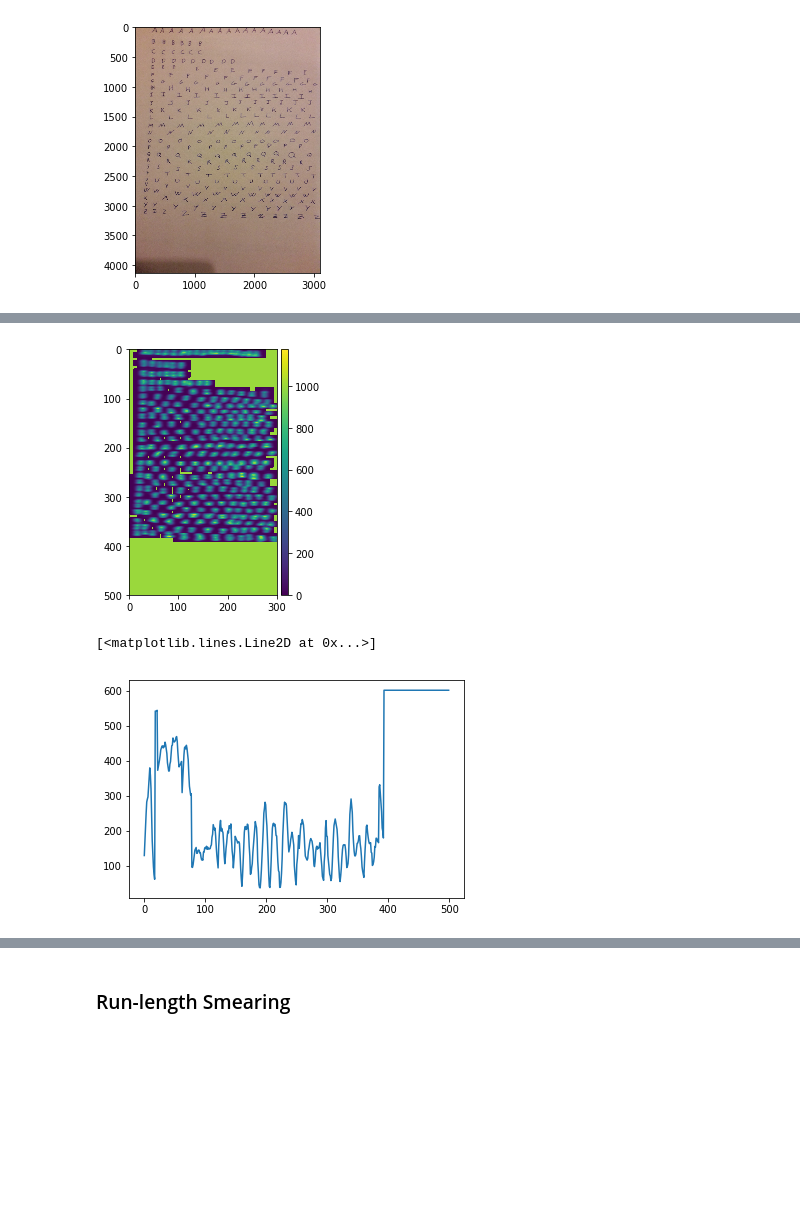
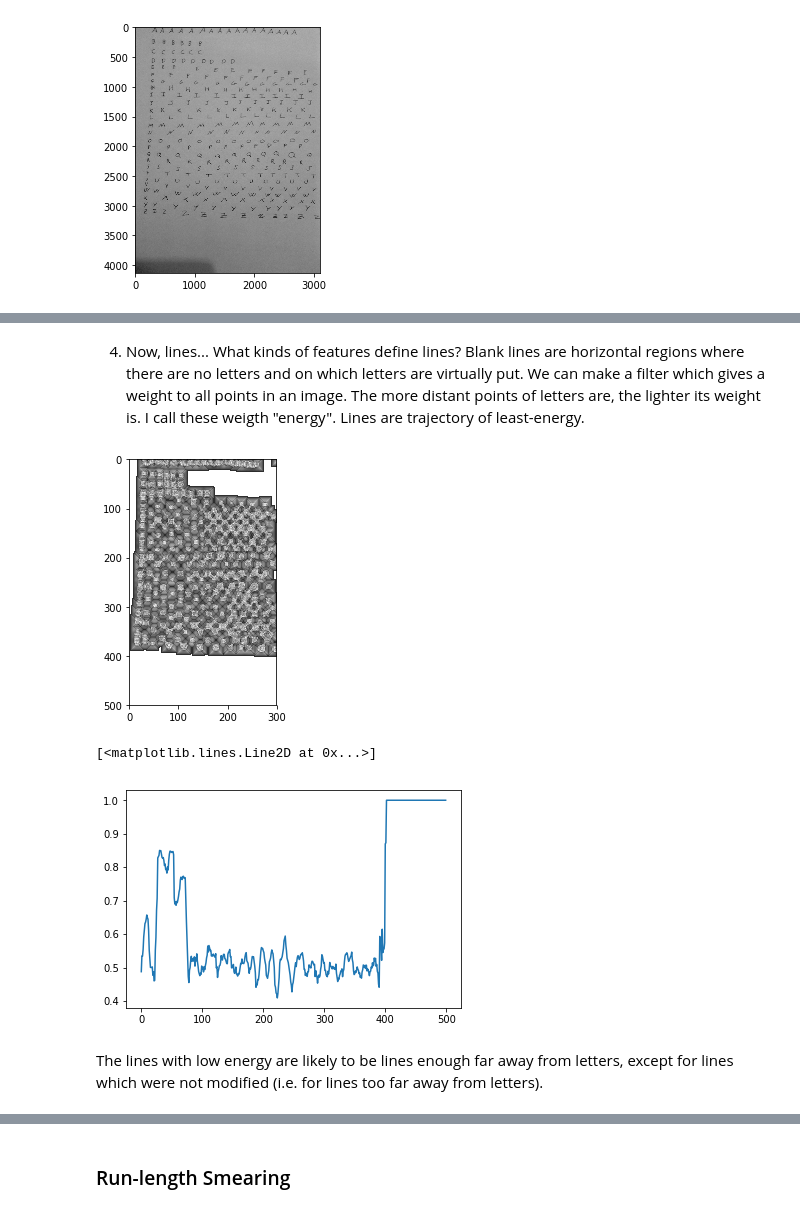
Before and after one commit to clemsciences/ohcr, a Jupyter notebook: tutorial.ipynb, the cells around one changed output, grey strips where cells are left out. Cells and saved outputs as stored; diff of their text form; code cells hidden in the pictures; blank space fills up the shorter version.

```diff
--- a/tutorial.ipynb
+++ b/tutorial.ipynb
@@ -28,5 +32,5 @@ src_folder = "input"
 # %%
-gray_image = skio.imread(os.path.join("input", "characters_sheet.jpg"), as_gray=True)
+gray_image = skio.imread(os.path.join("input", "characters_sheet.jpg"), as_grey=True)
 gray_image = sktr.rotate(gray_image, -90., resize=True)
 skio.imshow(gray_image)
 skio.show()
@@ -42,0 +53,7 @@ skio.show()
+# %%
+tt = 500
+uu = 300
+resized_image = sktr.resize(gray_image, (tt, uu))
+image_canny = np.uint8(skf.canny(resized_image))*255
+skio.imshow(image_canny)
+skio.show()
@@ -43,24 +67,29 @@ skio.show()
+# %% [markdown]
+4) Now, lines... What kinds of features define lines? Blank lines are horizontal regions where there are no letters and on which letters are virtually put. We can make a filter which gives a weight to all points in an image. The more distant points of letters are, the lighter its weight is. I call these weigth "energy". Lines are trajectory of least-energy.
 # %%
 def calculate_energy(image):
     # size = 11
     energy = np.zeros(image.shape)
     size_max = 25
+    width = 3
     for size in range(3, size_max, 4):
-        kernel = np.zeros((size, size))
-        kernel[int(size/2)-2:int(size/2)+2, :] = 1
+        kernel = np.ones((size, size))
+        #kernel[:, int(size/2)-width:int(size/2)+width] = 1
         energy += (size_max-size)*scipy.ndimage.filters.convolve(image, kernel)
-    energy = 1000*(energy == np.zeros(image.shape)) + energy
-    return energy
+    energy = np.max(energy)*(energy == np.zeros(image.shape)) + energy
+    return energy/np.max(energy)
 
 energy = calculate_energy(image_canny)
 skio.imshow(energy)
 skio.show()
 # %% [output]
-[figure, old version]
+[figure, new version]
 # %%
-a = np.sum(energy, axis=1)/500
+a = np.sum(energy, axis=1)/np.max(np.sum(energy, axis=1))
 plt.plot(a)
 # %% [output]
 [<matplotlib.lines.Line2D at 0x...>]
-[figure, old version]
+[figure, new version]
+# %% [markdown]
+The lines with low energy are likely to be lines enough far away from letters, except for lines which were not modified (i.e. for lines too far away from letters).
 # %%
```
Also changed, not shown: parts of 28 cells of this notebook.
